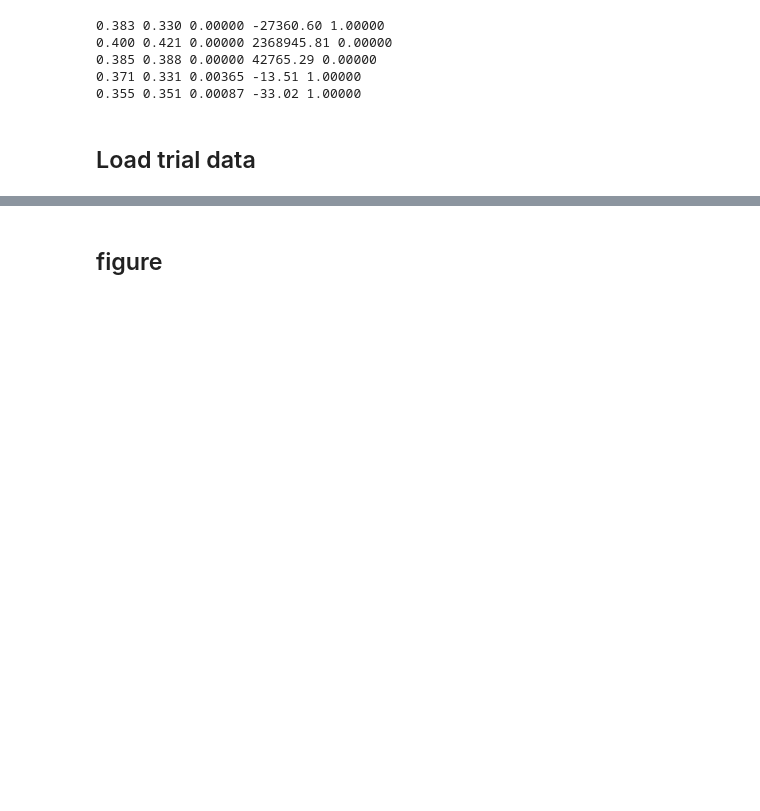
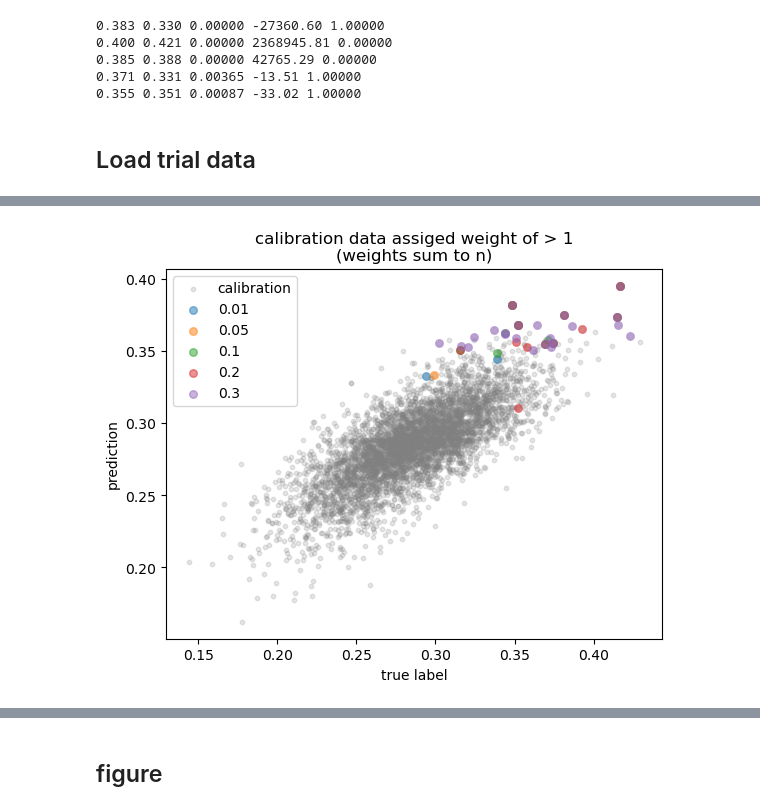
Before and after one commit to clarafy/design-algorithm-selection, a Jupyter notebook: flexs-rna-111623.ipynb, the cells around one changed output, grey strips where cells are left out. Saved outputs shown, nothing was run; the diff lists cells and outputs as text; code cells hidden in the pictures; blank space fills up the shorter version.

```diff
--- a/flexs-rna-111623.ipynb
+++ b/flexs-rna-111623.ipynb
@@ -512,0 +598,11 @@ print(
+# %%
+plt.scatter(ycal_n, predcal_n, alpha=0.2, s=10, c='gray', label='calibration')
+for i in range(len(thresholds)):
+    idx = np.where(cldr_nxm[:, i] > 1)[0]
+    plt.scatter(ycal_n[idx], predcal_n[idx], alpha=0.5, s=30, label=thresholds[4 - i])
+plt.legend();
+plt.xlabel('true label');
+plt.ylabel('prediction');
+plt.title('calibration data assiged weight of > 1\n(weights sum to n)');
+# %% [output]
+[figure, added]
```
Also changed, not shown: parts of 12 cells of this notebook, 6 other files.
